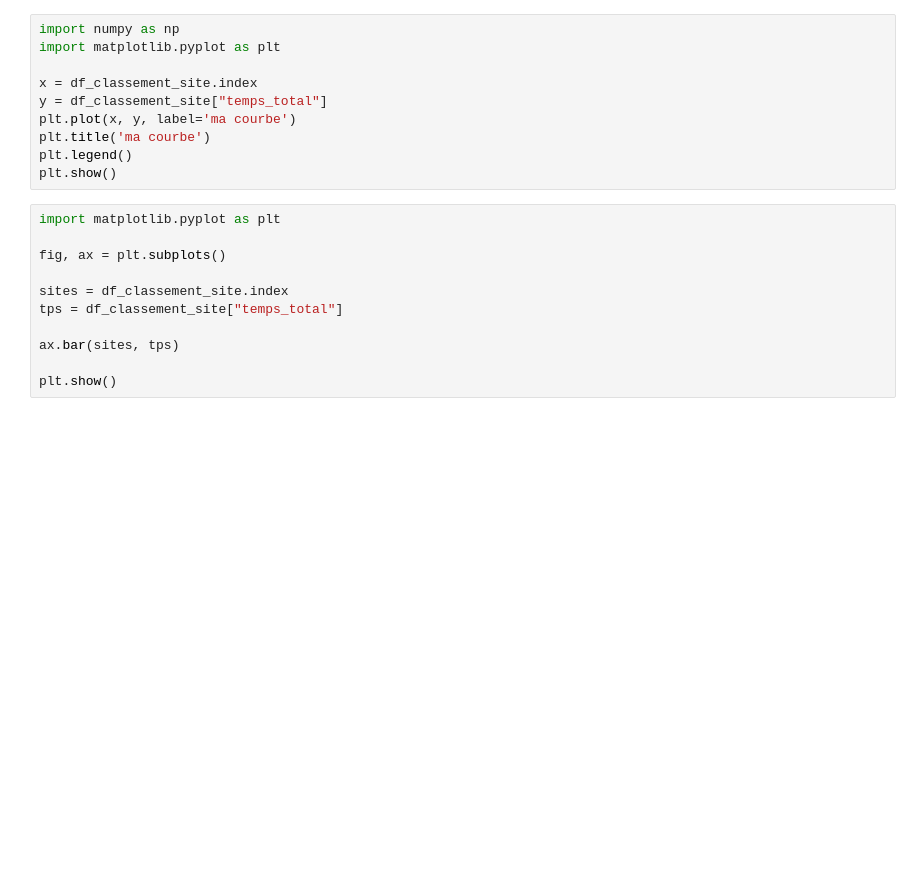
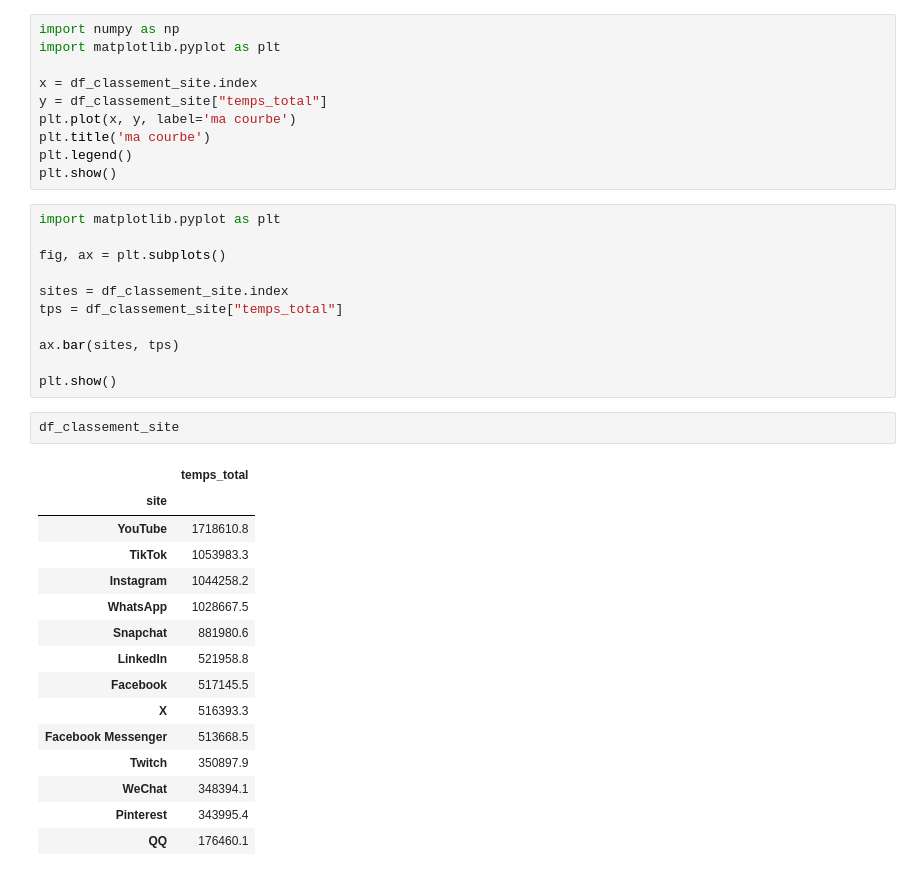
Before and after one commit to ZorroLeVrai/Python.Bureautique, a Jupyter notebook: Notebooks/Exercices/exo_14_2.ipynb, the cells around one changed output. Cells and saved outputs as stored; diff of their text form; blank space fills up the shorter version.

```diff
--- a/Notebooks/Exercices/exo_14_2.ipynb
+++ b/Notebooks/Exercices/exo_14_2.ipynb
@@ -139,6 +229,24 @@ tps = df_classement_site["temps_total"]
 ax.bar(sites, tps)
 
 plt.show()
+# %%
+df_classement_site
+# %% [output]
+|  | temps_total |
+| site |  |
+| YouTube | 1718610.8 |
+| TikTok | 1053983.3 |
+| Instagram | 1044258.2 |
+| WhatsApp | 1028667.5 |
+| Snapchat | 881980.6 |
+| LinkedIn | 521958.8 |
+| Facebook | 517145.5 |
+| X | 516393.3 |
+| Facebook Messenger | 513668.5 |
+| Twitch | 350897.9 |
+| WeChat | 348394.1 |
+| Pinterest | 343995.4 |
+| QQ | 176460.1 |
 # %%
 # 8. Au dataframe obtenu précédement, ajoutez le pourcentage de temps passé pour chaque réseau social
 temps_total_tous_sites = df_classement_site["temps_total"].sum()
```
Also changed, not shown: parts of 15 cells of this notebook.
